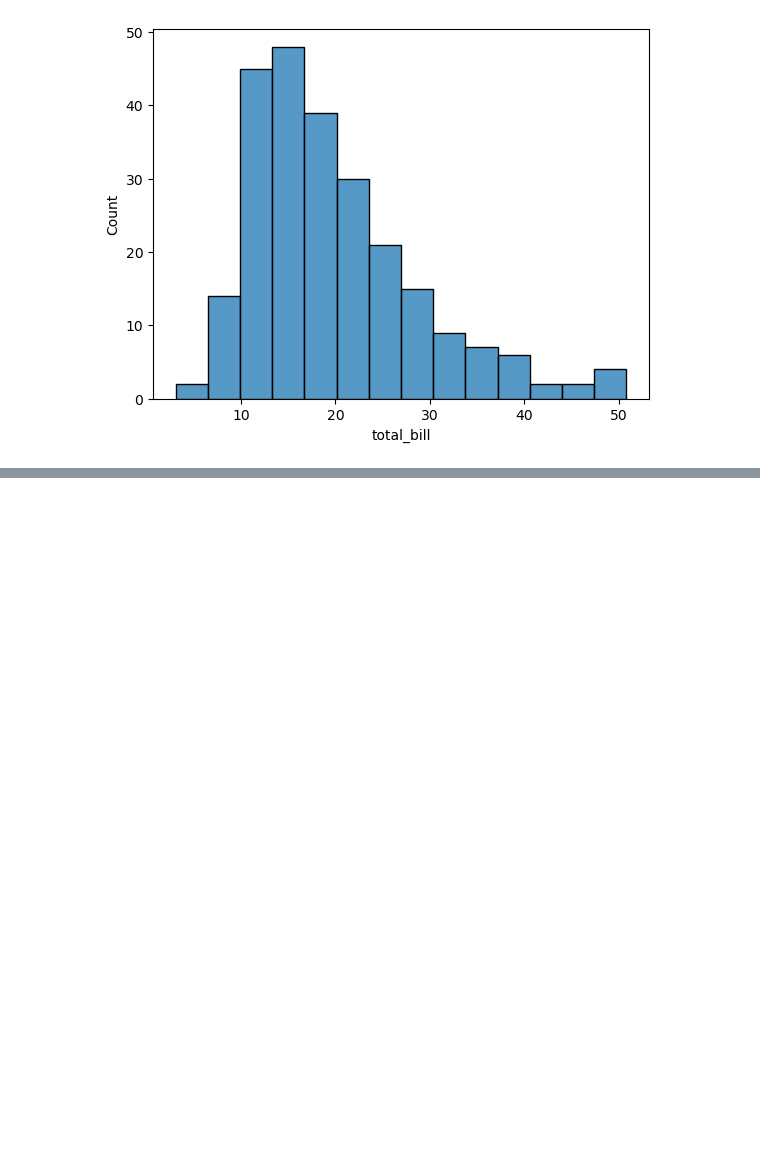
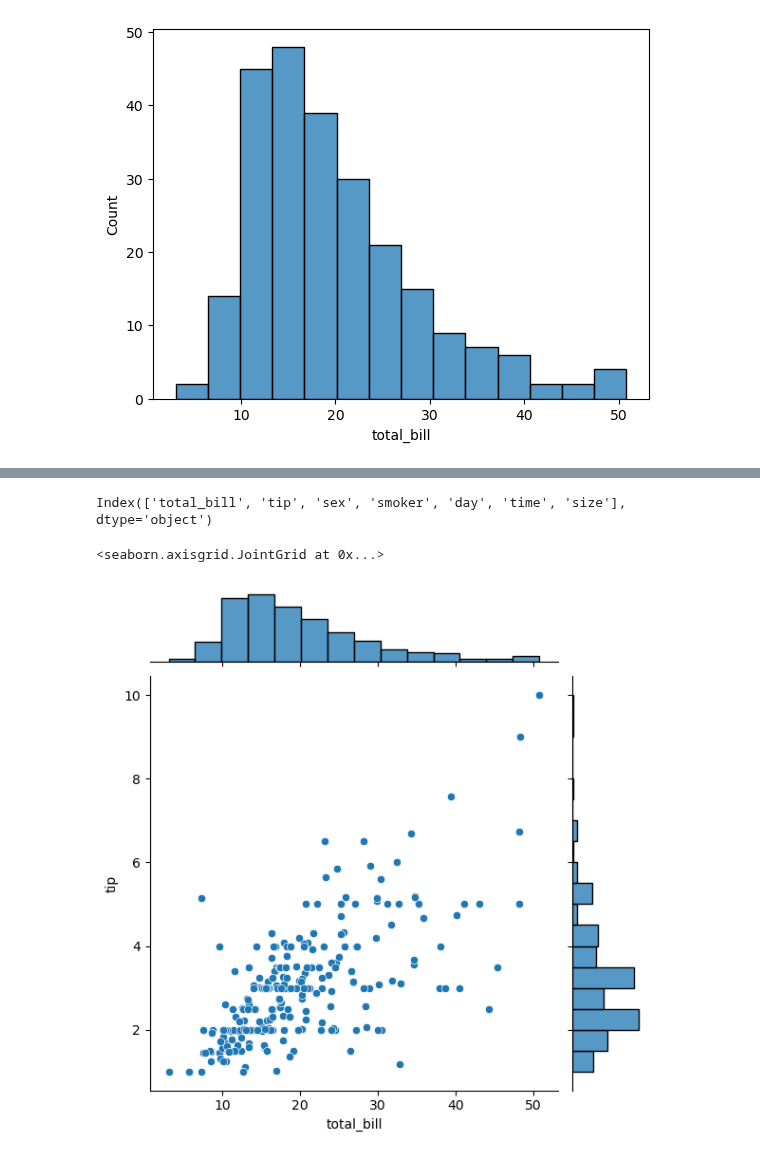
Before and after one commit to RishatTalukder/Machine-Learning-Zero-to-Hero, a Jupyter notebook: 5_Seaborn/11_Data_Visualization_with_Seaborn.ipynb, the cells around one changed output, grey strips where cells are left out. Drawn from its saved outputs; the diff is of its cells as text; code cells hidden in the pictures; blank space fills up the shorter version.

```diff
--- a/5_Seaborn/11_Data_Visualization_with_Seaborn.ipynb
+++ b/5_Seaborn/11_Data_Visualization_with_Seaborn.ipynb
@@ -133,0 +158,9 @@ Text(0, 0.5, 'Count')
+# %%
+data.columns
+# %% [output]
+Index(['total_bill', 'tip', 'sex', 'smoker', 'day', 'time', 'size'], dtype='object')
+# %%
+sns.jointplot(data=data, x='total_bill', y='tip')
+# %% [output]
+<seaborn.axisgrid.JointGrid at 0x...>
+[figure, added]
```
Also changed, not shown: parts of 40 cells of this notebook, 4 other files.
